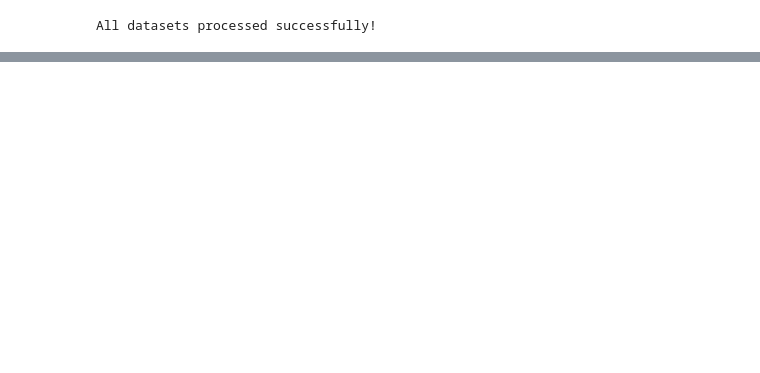
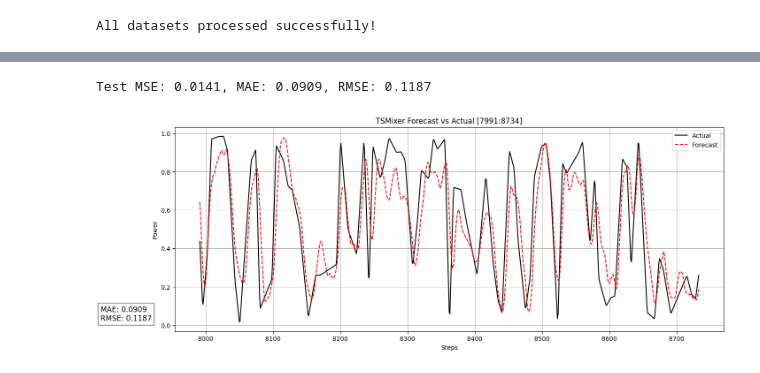
Before and after one commit to harshit4032/wind-forecasting, a Jupyter notebook: Evaluation/TSMixer.ipynb, the cells around one changed output, grey strips where cells are left out. Cells and saved outputs as stored; diff of their text form; code cells hidden in the pictures; blank space fills up the shorter version.

Commit message:
added DL models for evaluation

```diff
--- a/Evaluation/TSMixer.ipynb
+++ b/Evaluation/TSMixer.ipynb
@@ -376,0 +380,5 @@ model_org =    model = TSMixer(seq_len, len(features), forecast_horizon)
+# %%
+model_aug = TSMixer(seq_len, len(features), forecast_horizon)
+
+# Load the saved weights
+model_aug.load_state_dict(torch.load("../Models/weights/tsmixer_aug.pth"))
@@ -376,0 +387,4 @@ model_org =    model = TSMixer(seq_len, len(features), forecast_horizon)
+# %%
+import joblib
+# Load the saved input scaler
+scaler = joblib.load("../Models/weights/scaler_tsmixer_aug.pkl")
@@ -379,4 +399,5 @@ evaluate_model_full_plot(model_org, scaler, X_test, y_test, features, seq_len=24
-# %%
-scaler = StandardScaler()
-X_train_scaled = pd.DataFrame(scaler.fit_transform(X_train_org), columns=features)
-X_seq, y_seq = create_sequences(X_train_scaled, y_train_org, 24, 12)
+# %%
+evaluate_model_full_plot(model_aug, scaler, X_test, y_test, features, seq_len=24, forecast_horizon=12, plot_start=7991, plot_end=8734)
+# %% [output]
+Test MSE: 0.0141, MAE: 0.0909, RMSE: 0.1187
+[figure, added]
```
Also changed, not shown: parts of 8 cells of this notebook, 2 other files.
